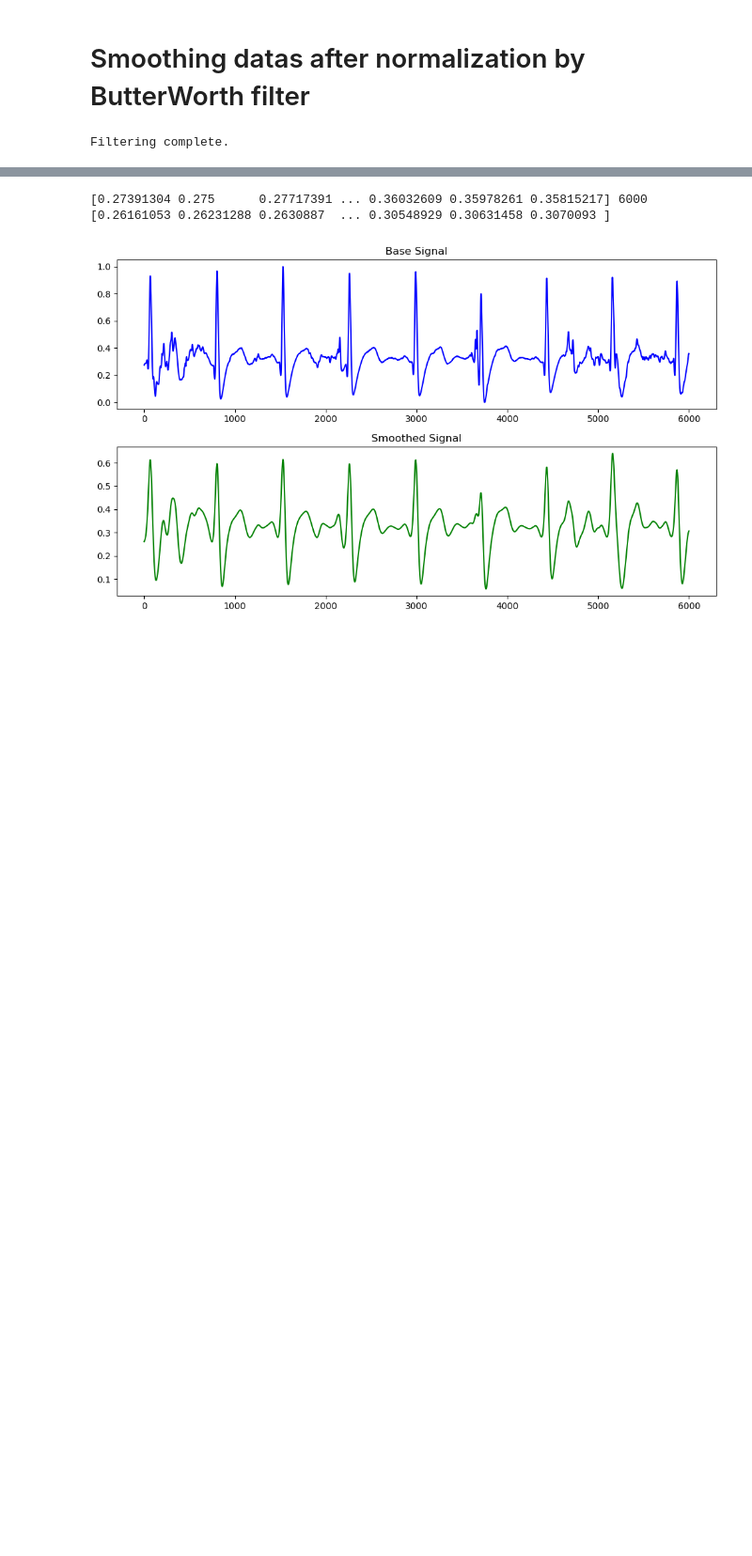
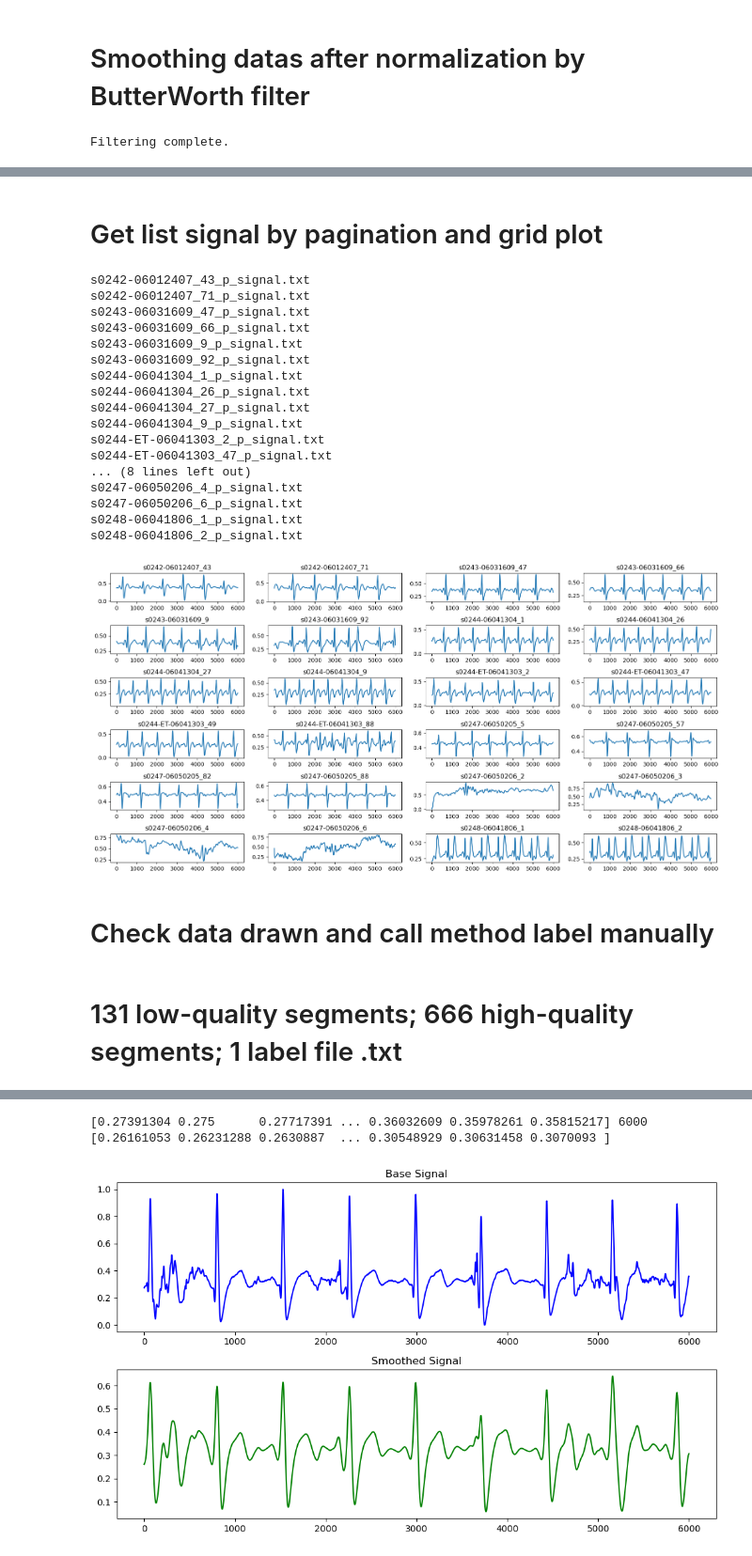
Before and after one commit to ng-anhhtuann/ecg-stroke-prediction, a Jupyter notebook: elderly-stroke/ecg.ipynb, the cells around one changed output, grey strips where cells are left out. Shown at 94% size. Saved outputs shown, nothing was run; the diff lists cells and outputs as text; code cells hidden in the pictures; blank space fills up the shorter version.

```diff
--- a/elderly-stroke/ecg.ipynb
+++ b/elderly-stroke/ecg.ipynb
@@ -381,10 +383,13 @@ Filtering complete.
 # %%
+LABEL_FILE = "label.txt"
 
-for name in names:
-    file = [file for file in os.listdir(FOLDER_FILTER) if file.startswith(name)]
-    count_clone = min(4, len(file))
-    files_to_copy = random.sample(file, count_clone)
-    for file_name in files_to_copy:
-        source_file_path = os.path.join(FOLDER_FILTER, file_name)
-        destination_file_path = os.path.join(DATASET_QC, file_name)
-        shutil.copyfile(source_file_path, destination_file_path)
+with open(os.path.join(DATASET_QC, LABEL_FILE), 'w') as label:
+    for name in names:
+        file = [file for file in os.listdir(FOLDER_FILTER) if file.startswith(name)]
+        count_clone = min(4, len(file))
+        files_to_copy = random.sample(file, count_clone)
+        for file_name in files_to_copy:
+            source_file_path = os.path.join(FOLDER_FILTER, file_name)
+            destination_file_path = os.path.join(DATASET_QC, file_name)
+            shutil.copyfile(source_file_path, destination_file_path)
+            label.write(f"{file_name} 1\n")
@@ -393,0 +440,53 @@ for name in names:
+# %% [markdown]
+# Get list signal by pagination and grid plot
+# %%
+
+file_names = paging(dataset, 19, 24)
+
+num_plots = len(file_names)
+num_cols = 4
+num_rows = int(np.ceil(num_plots / num_cols))
+
+fig, axs = plt.subplots(num_rows, num_cols, figsize=(16, 8))
+
+for i, file_name in enumerate(file_names):
+    print(f'{file_name}_p_signal.txt')
+    title = file_name
+    file_name = os.path.join(DATASET_QC, f'{file_name}_p_signal.txt')
+
+    row = i // num_cols
+    col = i % num_cols
+    data = np.loadtxt(file_name)
+    data = data[:,0]
+
+    axs[row, col].plot(data)
+    axs[row, col].set_title(title)
+
+for i in range(num_plots, num_rows * num_cols):
+    row = i // num_cols
+    col = i % num_cols
+    axs[row, col].axis('off')
+
+plt.tight_layout()
+plt.show()
+# %% [output]
+s0242-06012407_43_p_signal.txt
+s0242-06012407_71_p_signal.txt
+s0243-06031609_47_p_signal.txt
+s0243-06031609_66_p_signal.txt
+s0243-06031609_9_p_signal.txt
+s0243-06031609_92_p_signal.txt
+s0244-06041304_1_p_signal.txt
+s0244-06041304_26_p_signal.txt
+s0244-06041304_27_p_signal.txt
+s0244-06041304_9_p_signal.txt
+s0244-ET-06041303_2_p_signal.txt
+s0244-ET-06041303_47_p_signal.txt
+... (8 lines left out)
+s0247-06050206_4_p_signal.txt
+s0247-06050206_6_p_signal.txt
+s0248-06041806_1_p_signal.txt
+s0248-06041806_2_p_signal.txt
+[figure, added]
+# %% [markdown]
+# Check data drawn and call method label manually
@@ -393,0 +626,2 @@ for name in names:
+# %% [markdown]
+# 131 low-quality segments; 666 high-quality segments; 1 label file .txt
```
Also changed, not shown: parts of 11 cells of this notebook, 2 other files.
